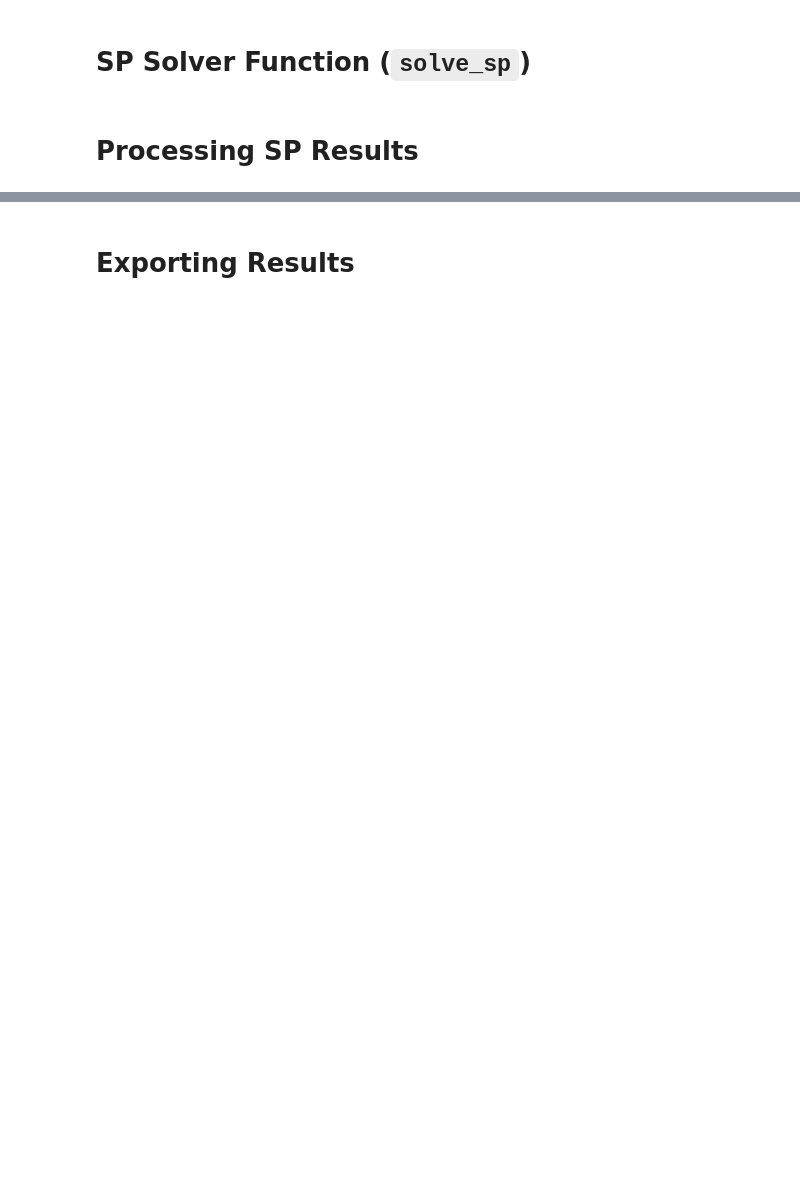
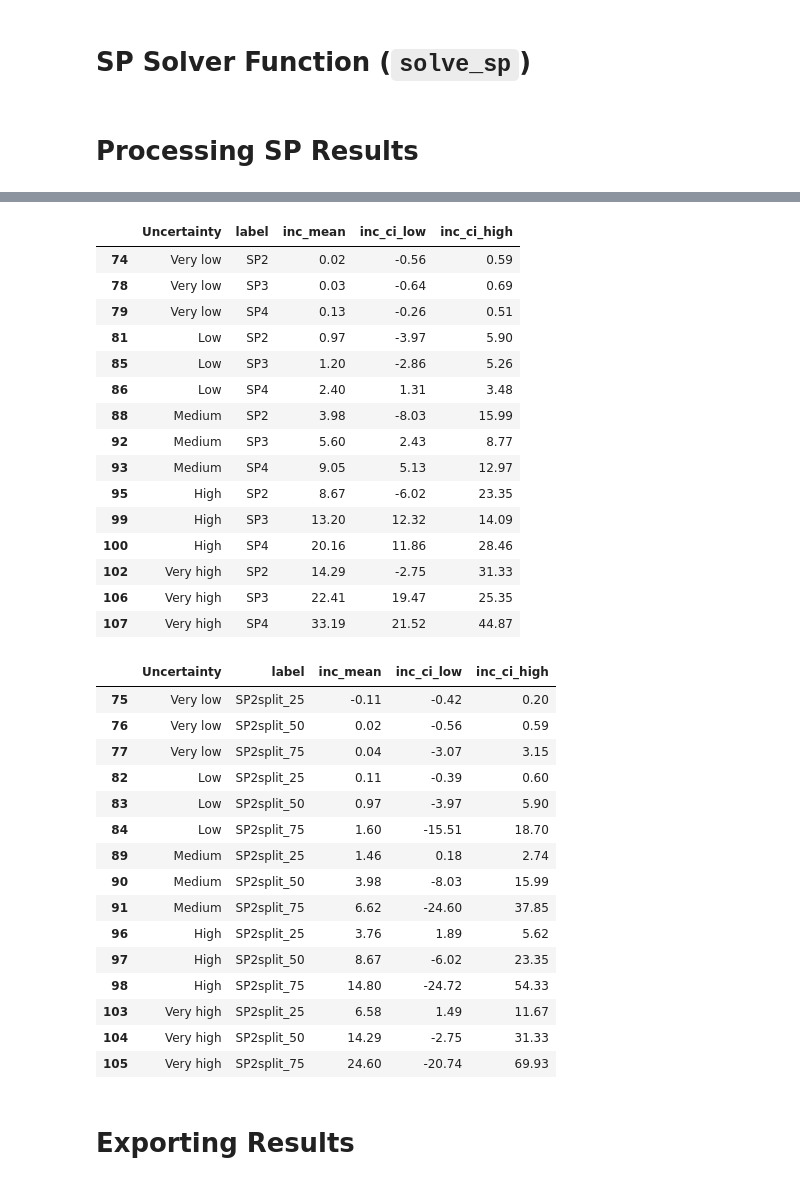
Before and after one commit to carolinaenriqz/Optimization-Algorithms-for-Uncertain-Knapsack-Problem, a Jupyter notebook: ExperimentosComputacionalesSP.ipynb, the cells around one changed output, grey strips where cells are left out. Drawn from its saved outputs; the diff is of its cells as text; code cells hidden in the pictures; blank space fills up the shorter version.

```diff
--- a/ExperimentosComputacionalesSP.ipynb
+++ b/ExperimentosComputacionalesSP.ipynb
@@ -82,9 +94,9 @@ KeyboardInterrupt:
 # SP Solver Function (`solve_sp`)
 # %%
 seed = 123
-n_smpl = 3
+n_smpl = 8
 sizes = (50, 100, 200, 500)
-k = 2
+k = 20
 
 def solve_sp(bar_c, weights, capacity, pct_deviation, split, t, n_smpl, seed=123, verbose=False):
     if isinstance(split, (list, tuple)) and len(split) == 4 and np.allclose(split, [0.0, 0.5, 0.25, 0.25]):
@@ -443,7 +532,7 @@ sp_experiment_A["Uncertainty"] = pd.Categorical(sp_experiment_A["Uncertainty"],
 # --- 4) Dataset for FIGURE X (fix n=200; columns: Level, Method, mean/low/high) ---
 sp_experiment_A_fig_n_200_uncertainty = (
     sp_experiment_A[sp_experiment_A["n"] == 200]
-    .loc[:, ["Uncertainty", "label", "inc_mean", "inc_ci_low", "inc_ci_high"]}
+    .loc[:, ["Uncertainty", "label", "inc_mean", "inc_ci_low", "inc_ci_high"]]
     .sort_values(["Uncertainty", "label"])
 )
 
@@ -465,7 +554,7 @@ sp_experiment_B["Uncertainty"] = sp_experiment_B["%Dev"].apply(classify_uncertai
 sp_experiment_B["Uncertainty"] = pd.Categorical(sp_experiment_B["Uncertainty"], categories=order, ordered=True)
 sp_experiment_B_fig_n_200_uncertainty = (
     sp_experiment_B[sp_experiment_B["n"] == 200]
-    .loc[:, ["Uncertainty", "label", "inc_mean", "inc_ci_low", "inc_ci_high"]}
+    .loc[:, ["Uncertainty", "label", "inc_mean", "inc_ci_low", "inc_ci_high"]]
     .sort_values(["Uncertainty", "label"])
 )
 
@@ -509,33 +598,66 @@ sp_experiment_B_time_uncertainty_high = sp_experiment_B_time_uncertainty_high[sp
 sp_experiment_B_time_uncertainty_high = sp_experiment_B_time_uncertainty_high.loc[:, ["n", "label", "time_mean", "time_ci_low", "time_ci_high"]]
 sp_experiment_B_time_uncertainty_high
 
 
 agg_all_no_nominal = agg_all[agg_all["label"].isin(["SP1", "SP2", "SP3", "SP4", "SP2split_25", "SP2split_50", "SP2split_75"])]
 agg_all_no_nominal
 
 table_mean_inc  = agg_all_no_nominal.groupby(["n", "Uncertainty", "label"])["inc_mean"].mean().reset_index()
 table_mean_obj  = agg_all_no_nominal.groupby(["n", "Uncertainty", "label"])["obj_mean"].mean().reset_index()
 table_mean_time = agg_all_no_nominal.groupby(["n", "Uncertainty", "label"])["time_mean"].mean().reset_index()
 
 table_cilow_inc  = agg_all_no_nominal.groupby(["n", "Uncertainty", "label"])["inc_ci_low"].mean().reset_index()
 table_cilow_obj  = agg_all_no_nominal.groupby(["n", "Uncertainty", "label"])["obj_ci_low"].mean().reset_index()
 table_cilow_time = agg_all_no_nominal.groupby(["n", "Uncertainty", "label"])["time_ci_low"].mean().reset_index()
 
 table_cihigh_inc  = agg_all_no_nominal.groupby(["n", "Uncertainty", "label"])["inc_ci_high"].mean().reset_index()
 table_cihigh_obj  = agg_all_no_nominal.groupby(["n", "Uncertainty", "label"])["obj_ci_high"].mean().reset_index()
 table_cihigh_time = agg_all_no_nominal.groupby(["n", "Uncertainty", "label"])["time_ci_high"].mean().reset_index()
 
 table_std_inc  = agg_all_no_nominal.groupby(["n", "Uncertainty", "label"])["inc_std"].mean().reset_index()
 table_std_obj  = agg_all_no_nominal.groupby(["n", "Uncertainty", "label"])["obj_std"].mean().reset_index()
 table_std_time = agg_all_no_nominal.groupby(["n", "Uncertainty", "label"])["time_std"].mean().reset_index()
 
 table_median_inc  = agg_all_no_nominal.groupby(["n", "Uncertainty", "label"])["inc_median"].mean().reset_index()
 table_median_obj  = agg_all_no_nominal.groupby(["n", "Uncertainty", "label"])["obj_median"].mean().reset_index()
 table_median_time = agg_all_no_nominal.groupby(["n", "Uncertainty", "label"])["time_median"].mean().reset_index()
 
 table_iqr_inc  = agg_all_no_nominal.groupby(["n", "Uncertainty", "label"])["inc_iqr"].mean().reset_index()
 table_iqr_obj  = agg_all_no_nominal.groupby(["n", "Uncertainty", "label"])["obj_iqr"].mean().reset_index()
 table_iqr_time = agg_all_no_nominal.groupby(["n", "Uncertainty", "label"])["time_iqr"].mean().reset_index()
+# %% [output]
+|  | Uncertainty | label | inc_mean | inc_ci_low | inc_ci_high |
+| 74 | Very low | SP2 | 0.02 | -0.56 | 0.59 |
+| 78 | Very low | SP3 | 0.03 | -0.64 | 0.69 |
+| 79 | Very low | SP4 | 0.13 | -0.26 | 0.51 |
+| 81 | Low | SP2 | 0.97 | -3.97 | 5.90 |
+| 85 | Low | SP3 | 1.20 | -2.86 | 5.26 |
+| 86 | Low | SP4 | 2.40 | 1.31 | 3.48 |
+| 88 | Medium | SP2 | 3.98 | -8.03 | 15.99 |
+| 92 | Medium | SP3 | 5.60 | 2.43 | 8.77 |
+| 93 | Medium | SP4 | 9.05 | 5.13 | 12.97 |
+| 95 | High | SP2 | 8.67 | -6.02 | 23.35 |
+| 99 | High | SP3 | 13.20 | 12.32 | 14.09 |
+| 100 | High | SP4 | 20.16 | 11.86 | 28.46 |
+| 102 | Very high | SP2 | 14.29 | -2.75 | 31.33 |
+| 106 | Very high | SP3 | 22.41 | 19.47 | 25.35 |
+| 107 | Very high | SP4 | 33.19 | 21.52 | 44.87 |
+|  | Uncertainty | label | inc_mean | inc_ci_low | inc_ci_high |
+| 75 | Very low | SP2split_25 | -0.11 | -0.42 | 0.20 |
+| 76 | Very low | SP2split_50 | 0.02 | -0.56 | 0.59 |
+| 77 | Very low | SP2split_75 | 0.04 | -3.07 | 3.15 |
+| 82 | Low | SP2split_25 | 0.11 | -0.39 | 0.60 |
+| 83 | Low | SP2split_50 | 0.97 | -3.97 | 5.90 |
+| 84 | Low | SP2split_75 | 1.60 | -15.51 | 18.70 |
+| 89 | Medium | SP2split_25 | 1.46 | 0.18 | 2.74 |
+| 90 | Medium | SP2split_50 | 3.98 | -8.03 | 15.99 |
+| 91 | Medium | SP2split_75 | 6.62 | -24.60 | 37.85 |
+| 96 | High | SP2split_25 | 3.76 | 1.89 | 5.62 |
+| 97 | High | SP2split_50 | 8.67 | -6.02 | 23.35 |
+| 98 | High | SP2split_75 | 14.80 | -24.72 | 54.33 |
+| 103 | Very high | SP2split_25 | 6.58 | 1.49 | 11.67 |
+| 104 | Very high | SP2split_50 | 14.29 | -2.75 | 31.33 |
+| 105 | Very high | SP2split_75 | 24.60 | -20.74 | 69.93 |
 # %% [markdown]
 # Exporting Results
 # %%
```
Also changed, not shown: parts of 6 cells of this notebook.
